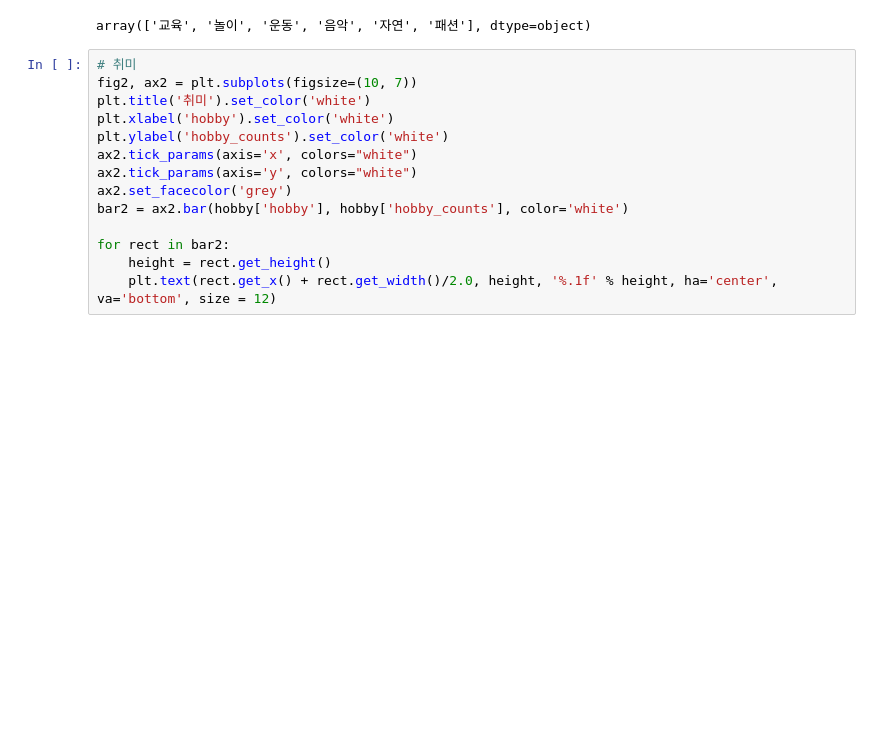
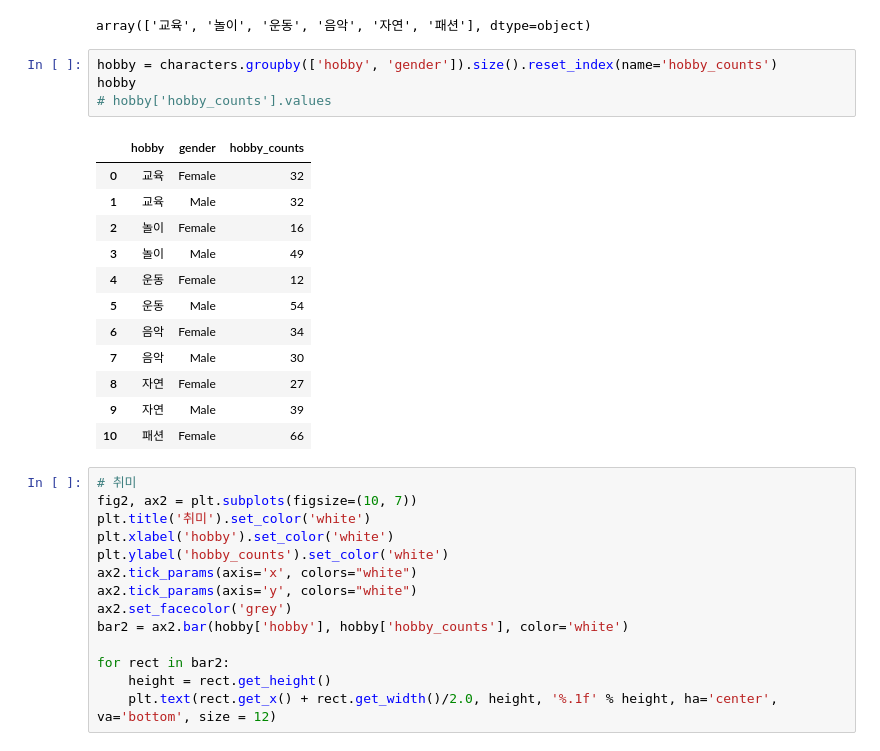
Before and after one commit to 200oki/200ok, a Jupyter notebook: da/da.ipynb, the cells around one changed output. Drawn from its saved outputs; the diff is of its cells as text; blank space fills up the shorter version.

Commit message:
feat: add grouping hobby gender feat : 새로운 기능 추가 fix : 버그 수정 docs : 문서 수정 modify : 기능 수정 및 코드 수정 refact : 리팩토링

```diff
--- a/da/da.ipynb
+++ b/da/da.ipynb
@@ -100,6 +100,23 @@ hobby
 hobby['hobby'].values
 # %% [output]
 array(['교육', '놀이', '운동', '음악', '자연', '패션'], dtype=object)
+# %%
+hobby = characters.groupby(['hobby', 'gender']).size().reset_index(name='hobby_counts')
+hobby
+# hobby['hobby_counts'].values
+# %% [output]
+|  | hobby | gender | hobby_counts |
+| 0 | 교육 | Female | 32 |
+| 1 | 교육 | Male | 32 |
+| 2 | 놀이 | Female | 16 |
+| 3 | 놀이 | Male | 49 |
+| 4 | 운동 | Female | 12 |
+| 5 | 운동 | Male | 54 |
+| 6 | 음악 | Female | 34 |
+| 7 | 음악 | Male | 30 |
+| 8 | 자연 | Female | 27 |
+| 9 | 자연 | Male | 39 |
+| 10 | 패션 | Female | 66 |
 # %%
 # 취미
 fig2, ax2 = plt.subplots(figsize=(10, 7))
```
